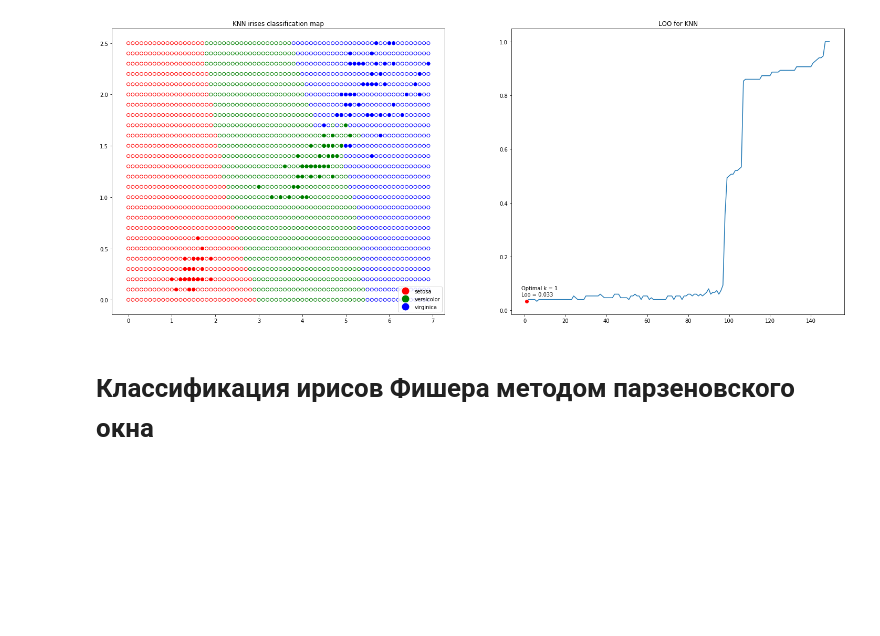
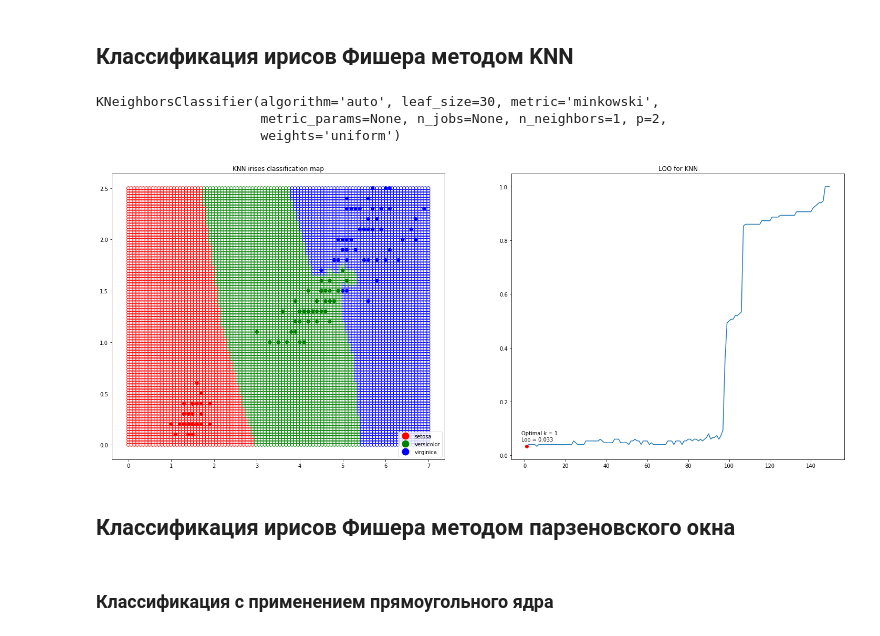
Before and after one commit to IHappyPlant/MLTheory, a Jupyter notebook: MetricClassifiers.ipynb, the cells around one changed output. Drawn from its saved outputs; the diff is of its cells as text; code cells hidden in the pictures; blank space fills up the shorter version.

Commit message:
updated MetricClassifiers

```diff
--- a/MetricClassifiers.ipynb
+++ b/MetricClassifiers.ipynb
@@ -12,8 +13,10 @@ irises = load_iris()
 data = irises['data'][:, 2:]
 target = irises['target']
 target_names = irises['target_names']
+# %% [markdown]
+## Классификация ирисов Фишера методом KNN
 # %%
-def my_fit(data, target):
+def leaveOneOut(data, target):
     loo = LeaveOneOut()
     errors = [0 for i in range(0, len(data)-1)]
     for train_index, test_index in loo.split(data):
@@ -26,36 +29,42 @@ def my_fit(data, target):
     return errors
 # %%
 n_neighbors = [i for i in range(1,len(data))]
-errors = my_fit(data, target)
+errors = leaveOneOut(data, target)
 n = errors.index(min(errors)) + 1
 point_of_min = [n, errors[n-1]]
 
 clf = KNeighborsClassifier(n_neighbors=n)
 clf.fit(data, target)
-values = np.array([[i, j] for i in np.arange(0, 7, 0.1) for j in np.arange(0, 2.6, 0.1)])
-
-predicts = clf.predict(values)
+# %% [output]
+KNeighborsClassifier(algorithm='auto', leaf_size=30, metric='minkowski',
+                     metric_params=None, n_jobs=None, n_neighbors=1, p=2,
+                     weights='uniform')
 # %%
 colors = np.array(['red', 'green', 'blue'])
 
 fig, (ax1, ax2) = plt.subplots(nrows=1, ncols=2, figsize=(25, 10))
 
+x_min, x_max = 0, 7
+y_min, y_max = 0, 2.5
+xx, yy = np.meshgrid(np.linspace(x_min, x_max, 100),
+                     np.linspace(y_min, y_max, 100))
+Z = clf.predict(np.c_[xx.ravel(), yy.ravel()])
 ax1.scatter(data[:, 0], data[:, 1], color=colors[target])
 handlers = [Line2D([0], [0], marker='o', color='w', label=target_names[i],
             markerfacecolor=colors[i], markersize=15) for i in range(0, len(colors))]
 ax1.legend(handles=handlers, loc='lower right')
-ax1.scatter(values[:, 0], values[:, 1], edgecolors=colors[predicts], facecolors='none')
+ax1.scatter(xx, yy, edgecolors=colors[Z], facecolors='none')
 ax1.set_title('KNN irises classification map')
 
 
 ax2.plot(n_neighbors, errors)
 ax2.plot(point_of_min[0], point_of_min[1], 'or', color='red')
 s = 'Optimal k = ' + str(n) + '\nLoo = ' + str(round(errors[n-1], 3))
 ax2.annotate(s=s, xy=(point_of_min[0], point_of_min[1]), textcoords='offset points', xytext=(-10, 10))
 ax2.set_title('LOO for KNN')
 
 plt.show()
 # %% [output]
-[figure, old version]
+[figure, new version]
 # %% [markdown]
-# Классификация ирисов Фишера методом парзеновского окна
+## Классификация ирисов Фишера методом парзеновского окна
@@ -75,0 +96,2 @@ def my_fit(data, target, kernel):
+# %% [markdown]
+### Классификация с применением прямоугольного ядра
```
Also changed, not shown: parts of 14 cells of this notebook.
